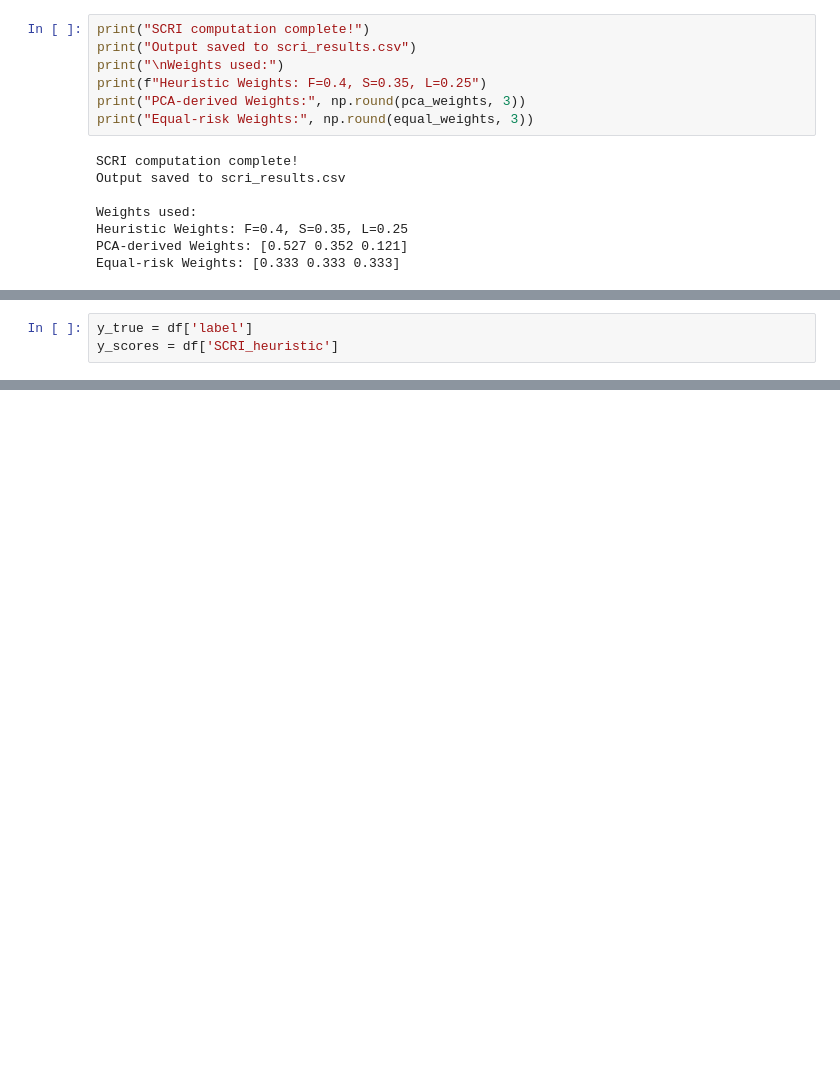
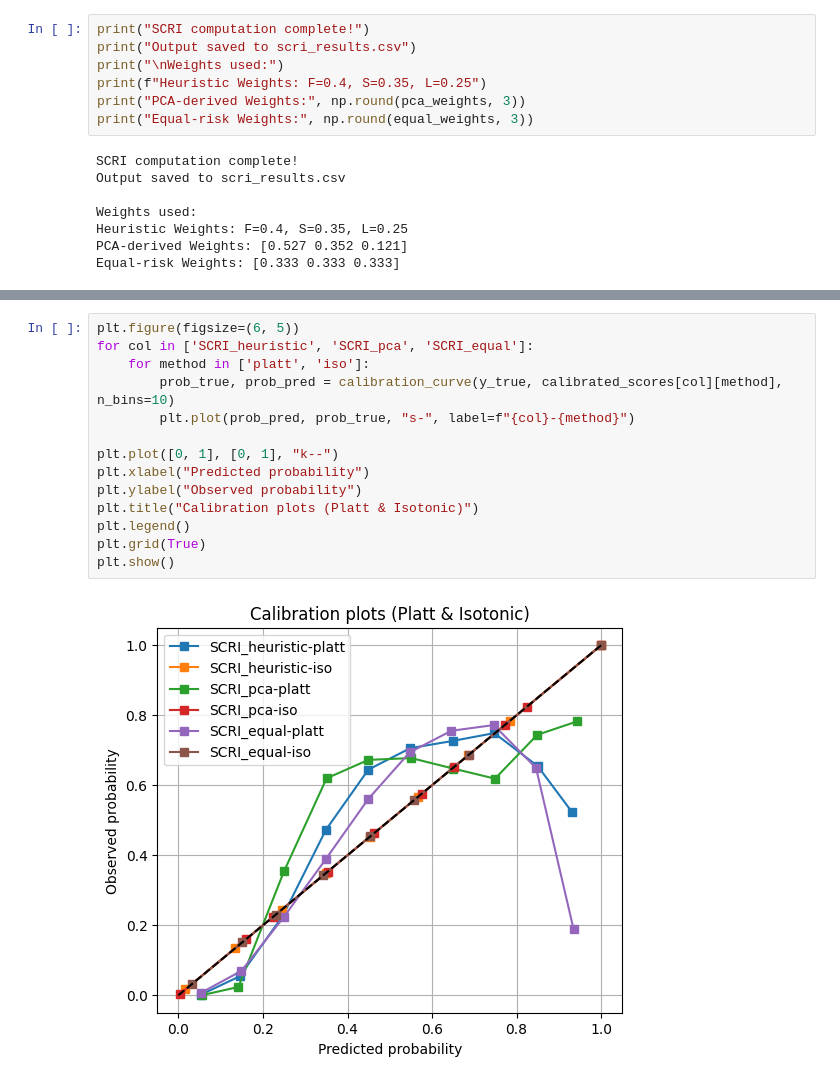
Before and after one commit to 23f2004399/fedex-supply-chain, a Jupyter notebook: scri_final.ipynb, the cells around one changed output, grey strips where cells are left out. Cells and saved outputs as stored; diff of their text form; blank space fills up the shorter version.

```diff
--- a/scri_final.ipynb
+++ b/scri_final.ipynb
@@ -107,3 +93,0 @@ df['label'] = (df['SCRI_heuristic'] >= threshold).astype(int)
-# %%
-y_true = df['label']
-y_scores = df['SCRI_heuristic']
@@ -197,0 +217,16 @@ for col in ['SCRI_heuristic', 'SCRI_pca', 'SCRI_equal']:
+# %%
+plt.figure(figsize=(6, 5))
+for col in ['SCRI_heuristic', 'SCRI_pca', 'SCRI_equal']:
+    for method in ['platt', 'iso']:
+        prob_true, prob_pred = calibration_curve(y_true, calibrated_scores[col][method], n_bins=10)
+        plt.plot(prob_pred, prob_true, "s-", label=f"{col}-{method}")
+
+plt.plot([0, 1], [0, 1], "k--")
+plt.xlabel("Predicted probability")
+plt.ylabel("Observed probability")
+plt.title("Calibration plots (Platt & Isotonic)")
+plt.legend()
+plt.grid(True)
+plt.show()
+# %% [output]
+[figure, added]
```
Also changed, not shown: parts of 19 cells of this notebook, 1 other file.
